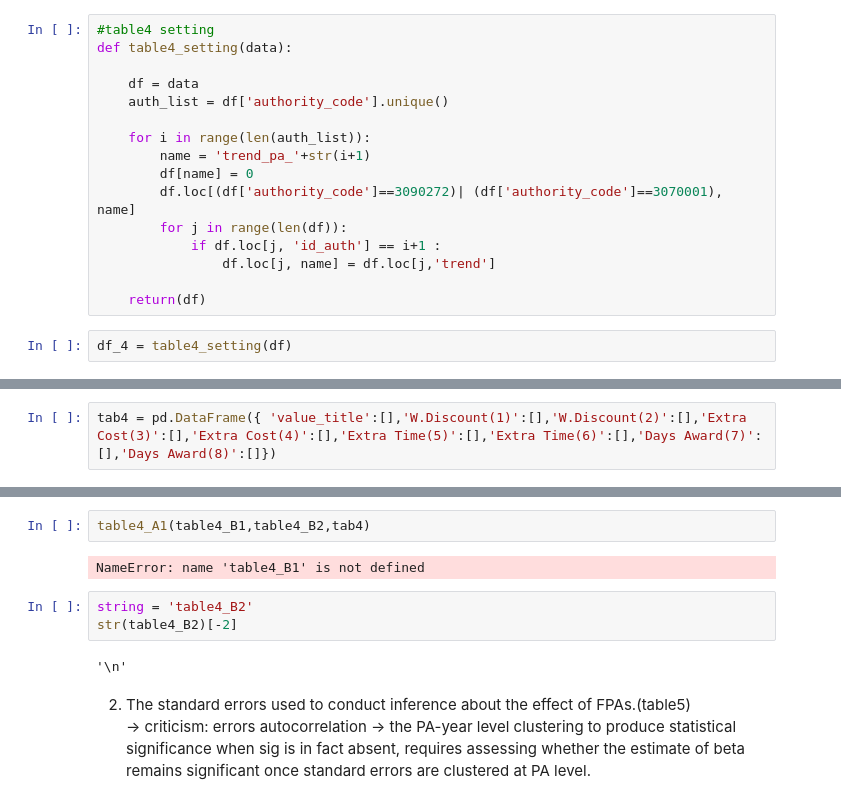
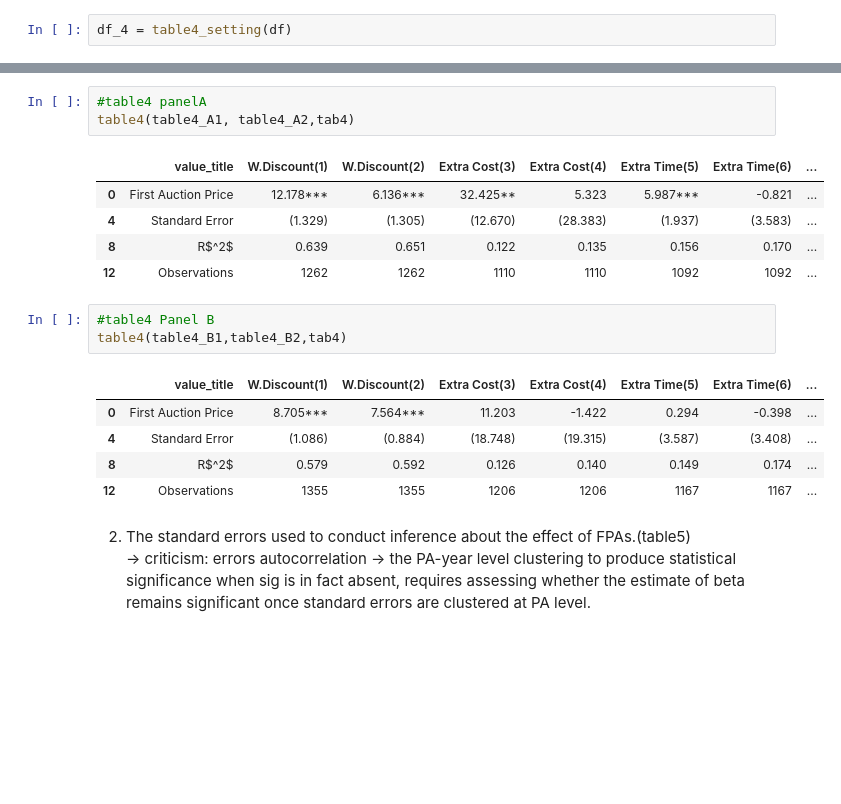
Before and after one commit to huiren-j/Replication-of-Decarolis-2014-, a Jupyter notebook: project_HyeinJeong.ipynb, the cells around one changed output, grey strips where cells are left out. Saved outputs shown, nothing was run; the diff lists cells and outputs as text; blank space fills up the shorter version.

```diff
--- a/project_HyeinJeong.ipynb
+++ b/project_HyeinJeong.ipynb
@@ -297,21 +287,5 @@ Within each pannel, the reulst of six regressions are reported
 # %% [markdown]
 1) the presence of common time trends among the treated and control groups(table4)
 -> augmenting the models of Table2 and 3 with PA-specific, time-varying variables.
-# %%
-#table4 setting
-def table4_setting(data):
-
-    df = data
-    auth_list = df['authority_code'].unique()
-
-    for i in range(len(auth_list)):
-        name = 'trend_pa_'+str(i+1)
-        df[name] = 0
-        df.loc[(df['authority_code']==3090272)| (df['authority_code']==3070001), name]
-        for j in range(len(df)):
-            if df.loc[j, 'id_auth'] == i+1 :
-                df.loc[j, name] = df.loc[j,'trend']
-
-    return(df)
 # %%
 df_4 = table4_setting(df)
@@ -432,2 +297,0 @@ table_list
-# %%
-tab4 = pd.DataFrame({ 'value_title':[],'W.Discount(1)':[],'W.Discount(2)':[],'Extra Cost(3)':[],'Extra Cost(4)':[],'Extra Time(5)':[],'Extra Time(6)':[],'Days Award(7)':[],'Days Award(8)':[]})
@@ -513,12 +298,21 @@ def table4_B(parameter, data):
+# %%
+#table4 panelA
+table4(table4_A1, table4_A2,tab4)
+# %% [output]
+|  | value_title | W.Discount(1) | W.Discount(2) | Extra Cost(3) | Extra Cost(4) | Extra Time(5) | Extra Time(6) | ... |
+| 0 | First Auction Price | 12.178*** | 6.136*** | 32.425** | 5.323 | 5.987*** | -0.821 | ... |
+| 4 | Standard Error | (1.329) | (1.305) | (12.670) | (28.383) | (1.937) | (3.583) | ... |
+| 8 | R$^2$ | 0.639 | 0.651 | 0.122 | 0.135 | 0.156 | 0.170 | ... |
+| 12 | Observations | 1262 | 1262 | 1110 | 1110 | 1092 | 1092 | ... |
 # %%
-table4_A1(table4_B1,table4_B2,tab4)
+#table4 Panel B
+table4(table4_B1,table4_B2,tab4)
 # %% [output]
-NameError: name 'table4_B1' is not defined
+|  | value_title | W.Discount(1) | W.Discount(2) | Extra Cost(3) | Extra Cost(4) | Extra Time(5) | Extra Time(6) | ... |
+| 0 | First Auction Price | 8.705*** | 7.564*** | 11.203 | -1.422 | 0.294 | -0.398 | ... |
+| 4 | Standard Error | (1.086) | (0.884) | (18.748) | (19.315) | (3.587) | (3.408) | ... |
+| 8 | R$^2$ | 0.579 | 0.592 | 0.126 | 0.140 | 0.149 | 0.174 | ... |
+| 12 | Observations | 1355 | 1355 | 1206 | 1206 | 1167 | 1167 | ... |
-# %%
-string = 'table4_B2'
-str(table4_B2)[-2]
-# %% [output]
-'\n'
 # %% [markdown]
 2) The standard errors used to conduct inference about the effect of FPAs.(table5)
 -> criticism: errors autocorrelation -> the PA-year level clustering to produce statistical significance when sig is in fact absent, requires assessing whether the estimate of beta remains significant once standard errors are clustered at PA level.
```
Also changed, not shown: parts of 7 cells of this notebook, 6 other files.
